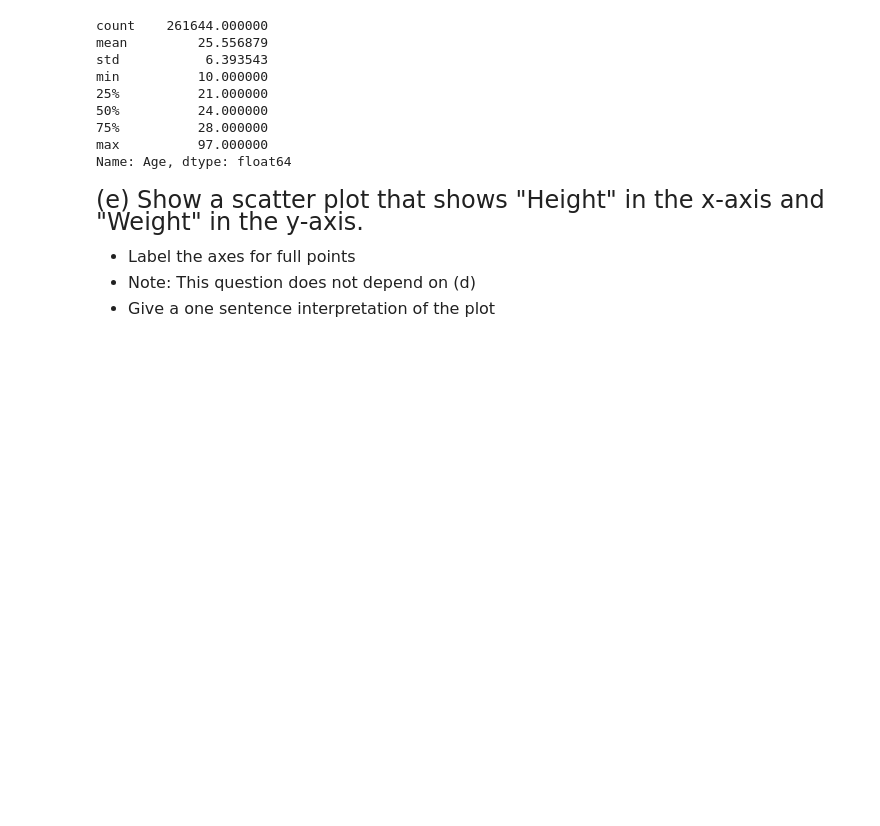
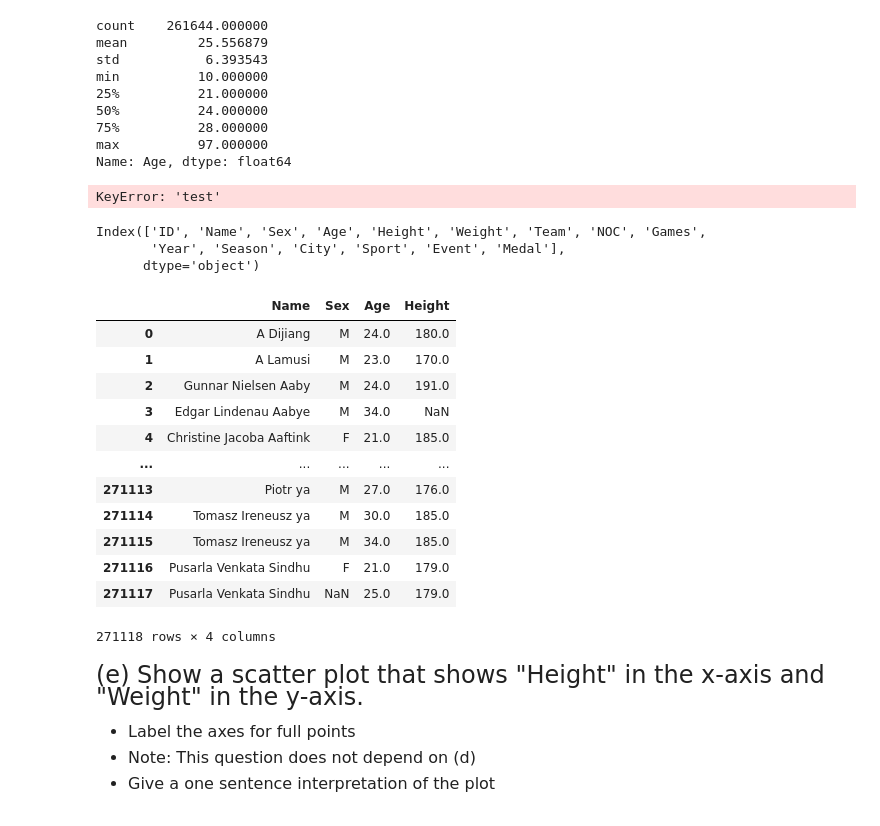
Before and after one commit to JE-lecture-notes/qtm151f_fall_2023, a Jupyter notebook: assingments/assingment2/assignment2.LJP.ipynb, the cells around one changed output. Drawn from its saved outputs; the diff is of its cells as text; code cells hidden in the pictures; blank space fills up the shorter version.

```diff
--- a/assingments/assingment2/assignment2.LJP.ipynb
+++ b/assingments/assingment2/assignment2.LJP.ipynb
@@ -84,6 +98,36 @@ min          10.000000
 75%          28.000000
 max          97.000000
 Name: Age, dtype: float64
+# %%
+new_list = ["Name", "Sex", "Age", "Height", "test"]
+athlete[new_list[4]]
+# Because "test" is not in the data set, this list comes up as an error. You can only use for what you have the columns.
+# %% [output]
+KeyError: 'test'
+# %%
+athlete.columns
+# This allows you to see all the column titles for the data set
+# %% [output]
+Index(['ID', 'Name', 'Sex', 'Age', 'Height', 'Weight', 'Team', 'NOC', 'Games',
+       'Year', 'Season', 'City', 'Sport', 'Event', 'Medal'],
+      dtype='object')
+# %%
+athlete[variable_names]
+# this shows the list you made and all those items in the dataset
+# %% [output]
+|  | Name | Sex | Age | Height |
+| 0 | A Dijiang | M | 24.0 | 180.0 |
+| 1 | A Lamusi | M | 23.0 | 170.0 |
+| 2 | Gunnar Nielsen Aaby | M | 24.0 | 191.0 |
+| 3 | Edgar Lindenau Aabye | M | 34.0 | NaN |
+| 4 | Christine Jacoba Aaftink | F | 21.0 | 185.0 |
+| ... | ... | ... | ... | ... |
+| 271113 | Piotr ya | M | 27.0 | 176.0 |
+| 271114 | Tomasz Ireneusz ya | M | 30.0 | 185.0 |
+| 271115 | Tomasz Ireneusz ya | M | 34.0 | 185.0 |
+| 271116 | Pusarla Venkata Sindhu | F | 21.0 | 179.0 |
+| 271117 | Pusarla Venkata Sindhu | NaN | 25.0 | 179.0 |
+271118 rows × 4 columns
 # %% [markdown]
 <font size = "5">
 
```
Also changed, not shown: parts of 6 cells of this notebook, 3 other files.
